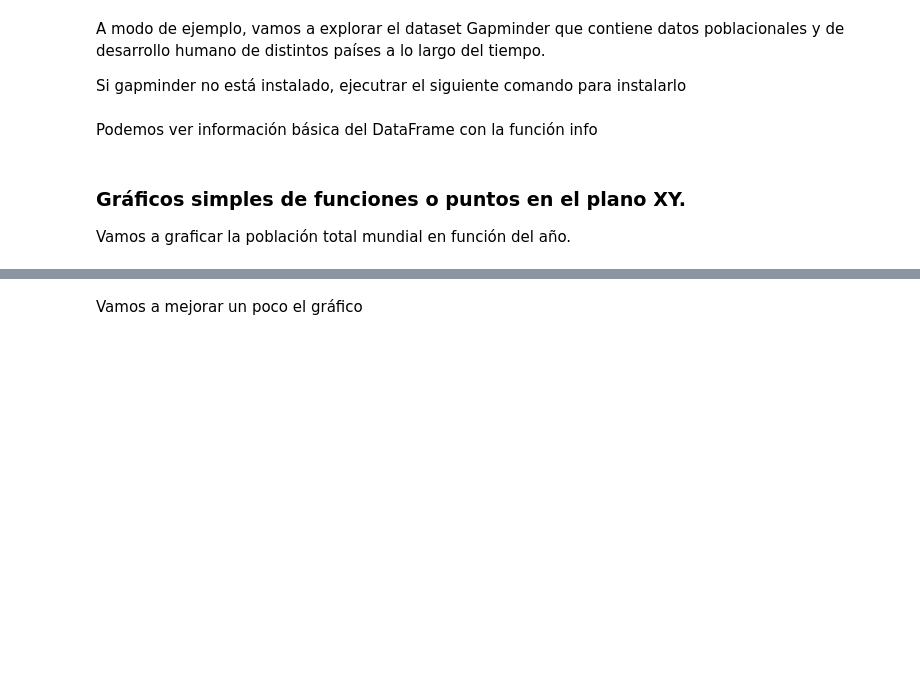
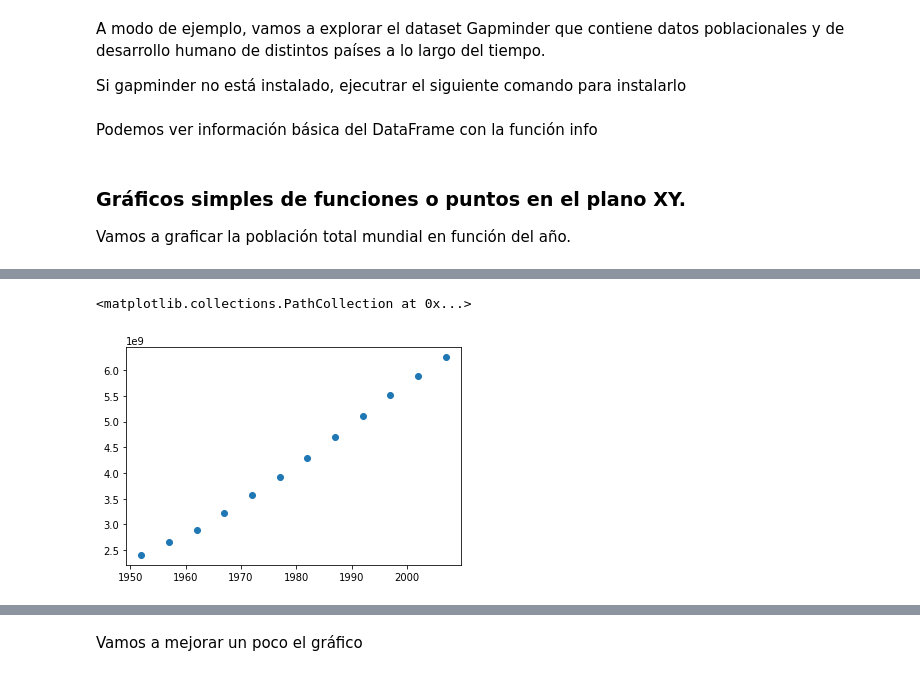
Before and after one commit to fcen-amateur/ldd, a Jupyter notebook: Notebooks/clase2-ldd-estadisticaDescriptiva.ipynb, the cells around one changed output, grey strips where cells are left out. Saved outputs shown, nothing was run; the diff lists cells and outputs as text; code cells hidden in the pictures; blank space fills up the shorter version.

```diff
--- a/Notebooks/clase2-ldd-estadisticaDescriptiva.ipynb
+++ b/Notebooks/clase2-ldd-estadisticaDescriptiva.ipynb
@@ -193,3 +224,10 @@ plt.plot(x,y)
+# %%
+# Opcion 4
+# Matplotlib tiene una función scatter para graficar puntos
+plt.scatter(x,y)
+# %% [output]
+<matplotlib.collections.PathCollection at 0x...>
+[figure, added]
 # %%
 # Vamos a analizar los datos de 2007
 datos2007 = gapminder[gapminder["year"]==2007]
```
Also changed, not shown: parts of 21 cells of this notebook.
